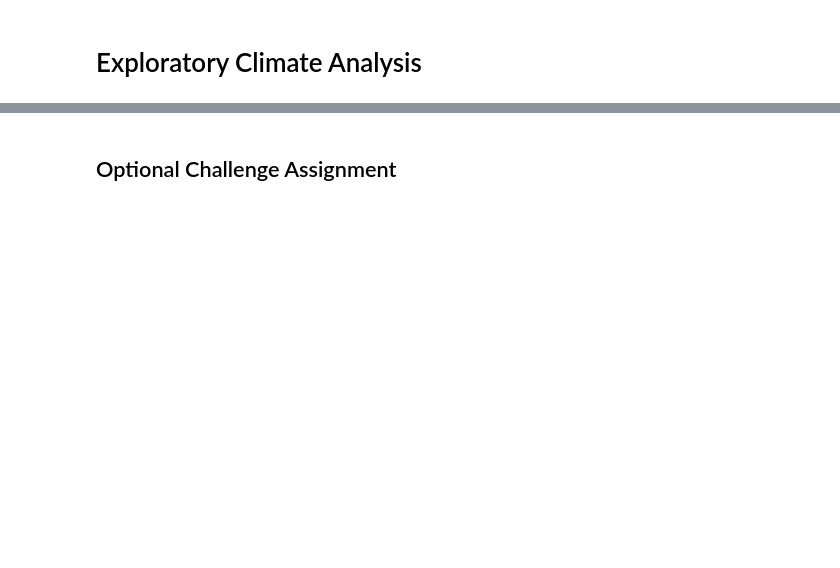
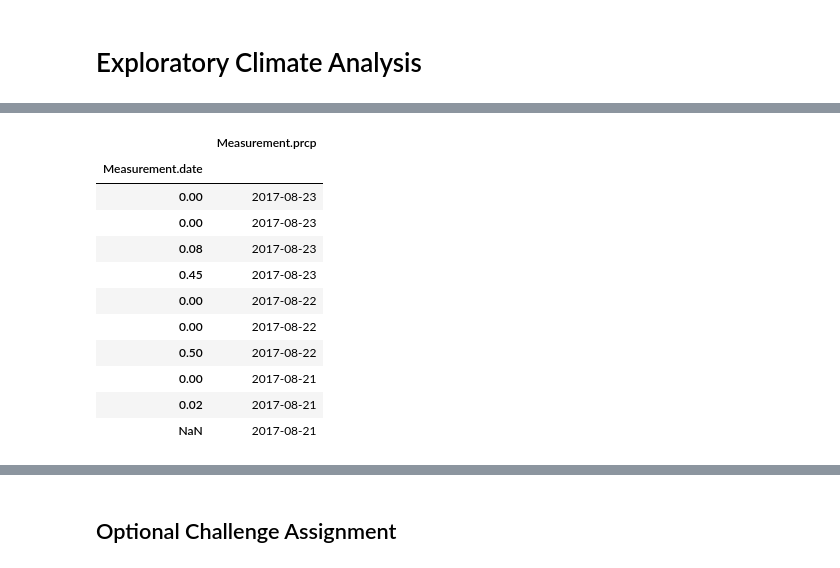
Before and after one commit to tonitiri/sqlalchemy-challenge, a Jupyter notebook: climate_starter.ipynb, the cells around one changed output, grey strips where cells are left out. Saved outputs shown, nothing was run; the diff lists cells and outputs as text; code cells hidden in the pictures; blank space fills up the shorter version.

```diff
--- a/climate_starter.ipynb
+++ b/climate_starter.ipynb
@@ -100,0 +153,19 @@ NameError: name 'hawaii_measurements' is not defined
+# %%
+# Load the results into a pandas dataframe. Set the index to the `Measurement.date`
+# YOUR CODE HERE
+df = pd.DataFrame(stmt[:209], columns=['Measurement.date', 'Measurement.prcp'])
+df.set_index('Measurement.date', inplace=True, )
+df.head(10)
+# %% [output]
+|  | Measurement.prcp |
+| Measurement.date |  |
+| 0.00 | 2017-08-23 |
+| 0.00 | 2017-08-23 |
+| 0.08 | 2017-08-23 |
+| 0.45 | 2017-08-23 |
+| 0.00 | 2017-08-22 |
+| 0.00 | 2017-08-22 |
+| 0.50 | 2017-08-22 |
+| 0.00 | 2017-08-21 |
+| 0.02 | 2017-08-21 |
+| NaN | 2017-08-21 |
```
Also changed, not shown: parts of 13 cells of this notebook.
